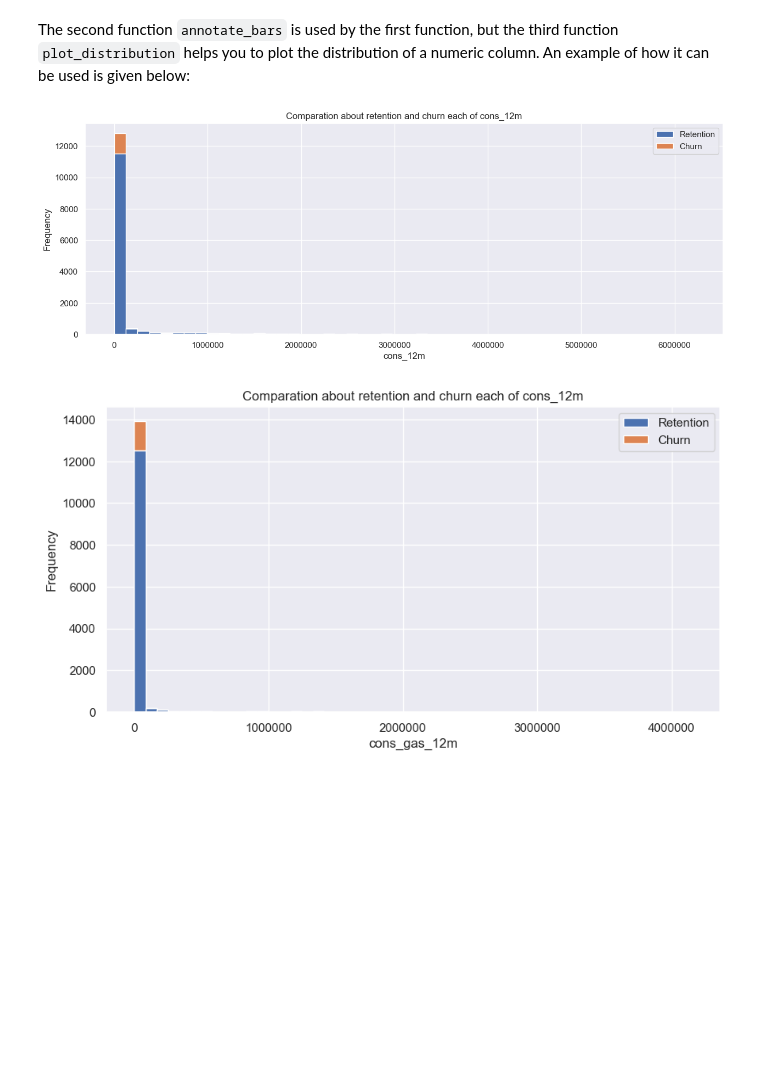
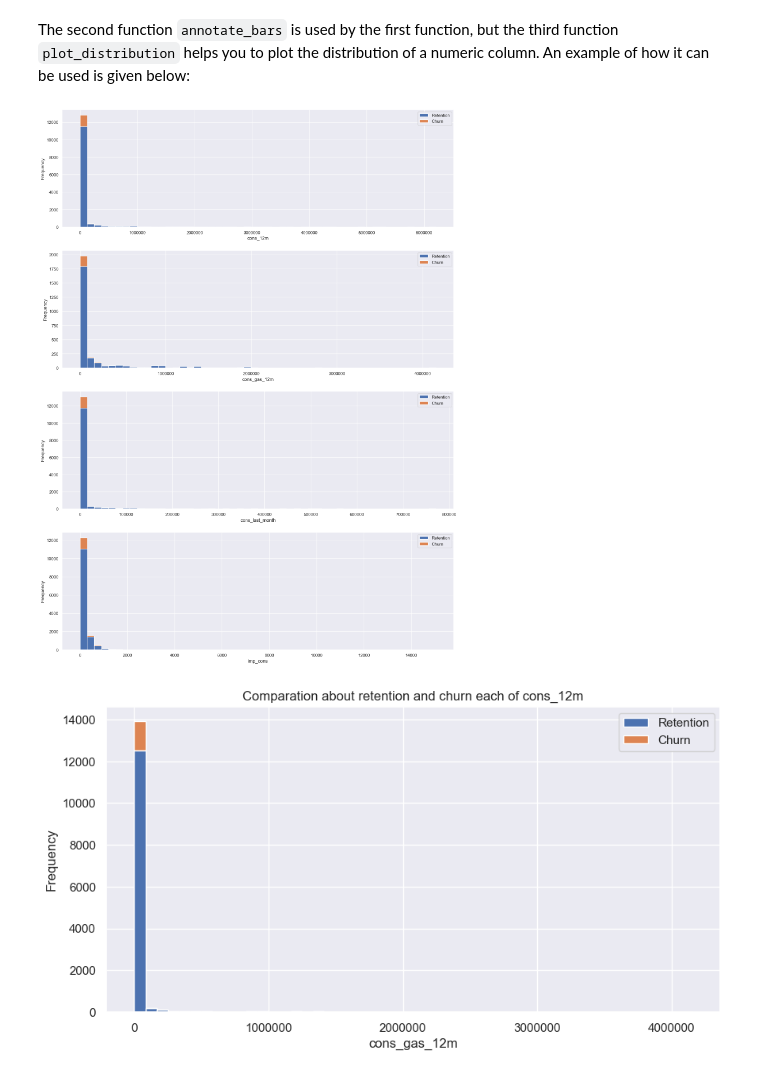
Before and after one commit to abuhmhai/BCGX-Intern, a Jupyter notebook: Task 2 EDA/Task 2 - Exploratory Data Analysis_starter.ipynb, the cells around one changed output. Saved outputs shown, nothing was run; the diff lists cells and outputs as text; code cells hidden in the pictures; blank space fills up the shorter version.

```diff
--- a/Task 2 EDA/Task 2 - Exploratory Data Analysis_starter.ipynb
+++ b/Task 2 EDA/Task 2 - Exploratory Data Analysis_starter.ipynb
@@ -273,9 +273,13 @@ The second function `annotate_bars` is used by the first function, but the third
 # %%
 fig,axs=plt.subplots(nrows=4,figsize=(18,25))
 plot_distribution(consumption,'cons_12m',axs[0])
-plot_distribution(consumption[consumption['has_gas'=='t']])
+plot_distribution(consumption[consumption['has_gas'] == 't'], 'cons_gas_12m', axs[1])
+plot_distribution(consumption,'cons_last_month',axs[2])
+plot_distribution(consumption,'imp_cons',axs[3])
+
+plt.savefig("Distribution of the consumption.png", bbox_inches="tight")
 # %% [output]
-[figure, old version]
+[figure, new version]
 # %%
 # %% [output]
 [figure]
```
Also changed, not shown: 1 other file.
